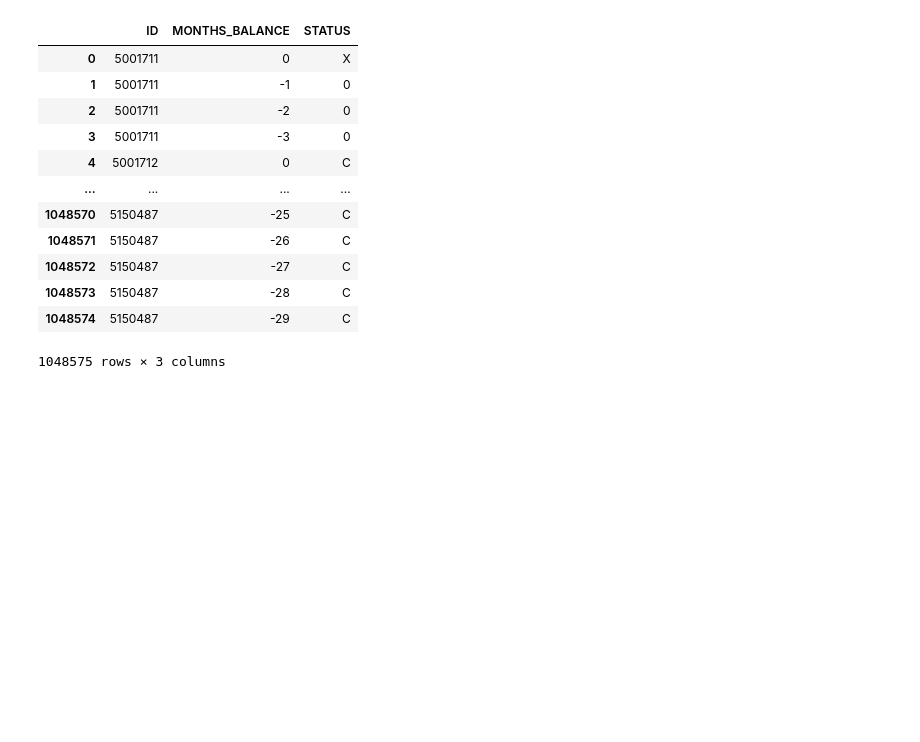
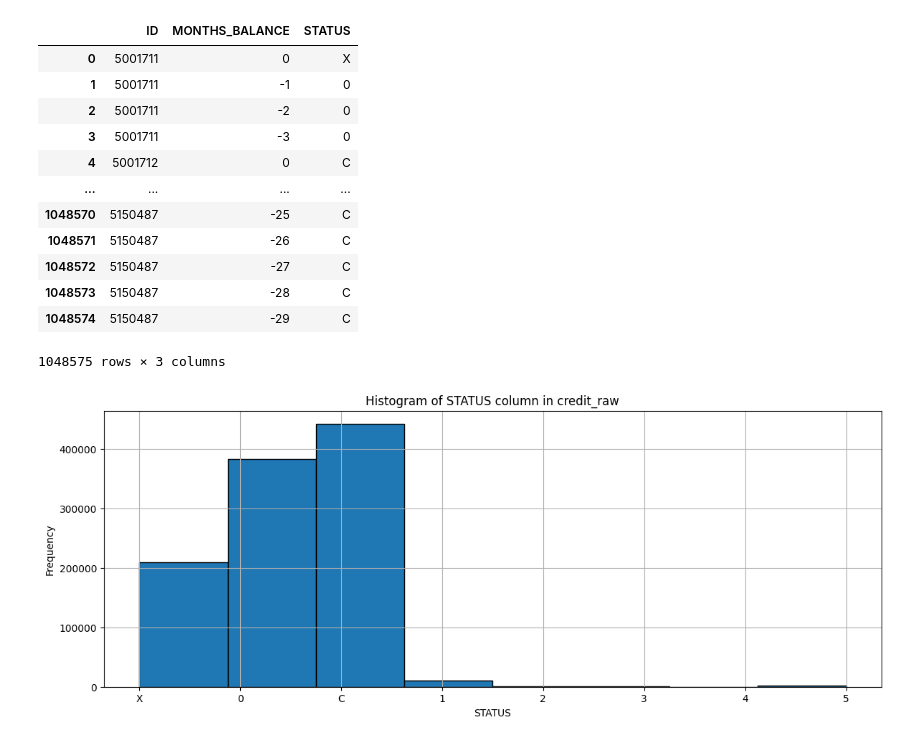
Before and after one commit to LoukasPerdikis/Credit-Card-Approval, a Jupyter notebook: credit_score.ipynb, the cells around one changed output. Saved outputs shown, nothing was run; the diff lists cells and outputs as text; code cells hidden in the pictures; blank space fills up the shorter version.

Commit message:
analysing credit_raw statuses

```diff
--- a/credit_score.ipynb
+++ b/credit_score.ipynb
@@ -87,3 +116,14 @@ credit_raw
 | 1048573 | 5150487 | -28 | C |
 | 1048574 | 5150487 | -29 | C |
 1048575 rows × 3 columns
+# %%
+# Status column histogram
+
+plt.figure(figsize=(14,5))
+credit_raw['STATUS'].hist(bins=len(credit_raw['STATUS'].unique()), edgecolor='black')
+plt.title('Histogram of STATUS column in credit_raw')
+plt.xlabel('STATUS')
+plt.ylabel('Frequency')
+plt.show()
+# %% [output]
+[figure, added]
```
Also changed, not shown: parts of 13 cells of this notebook.
